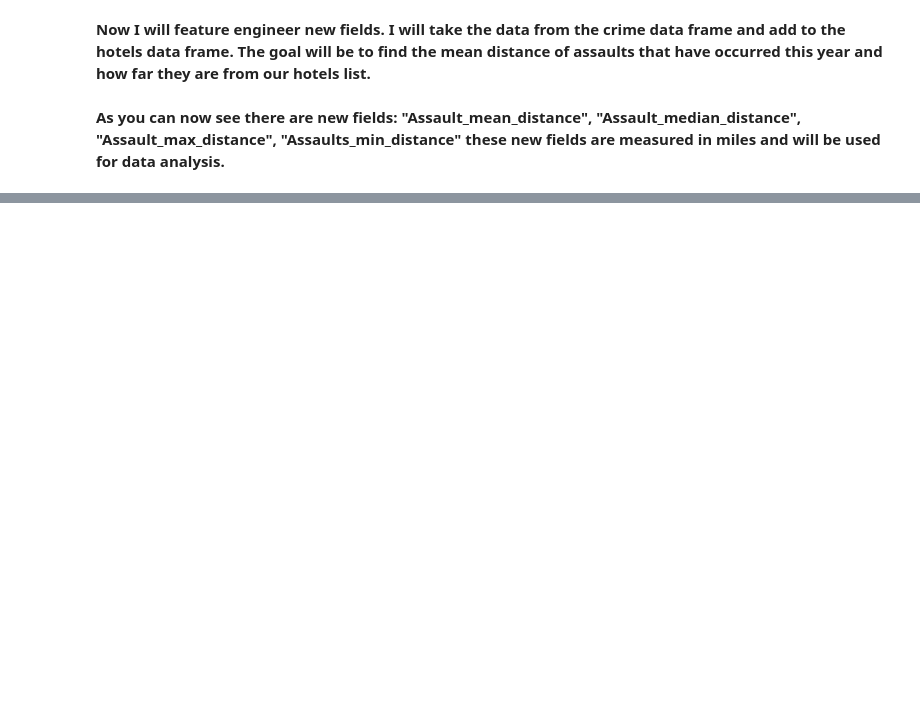
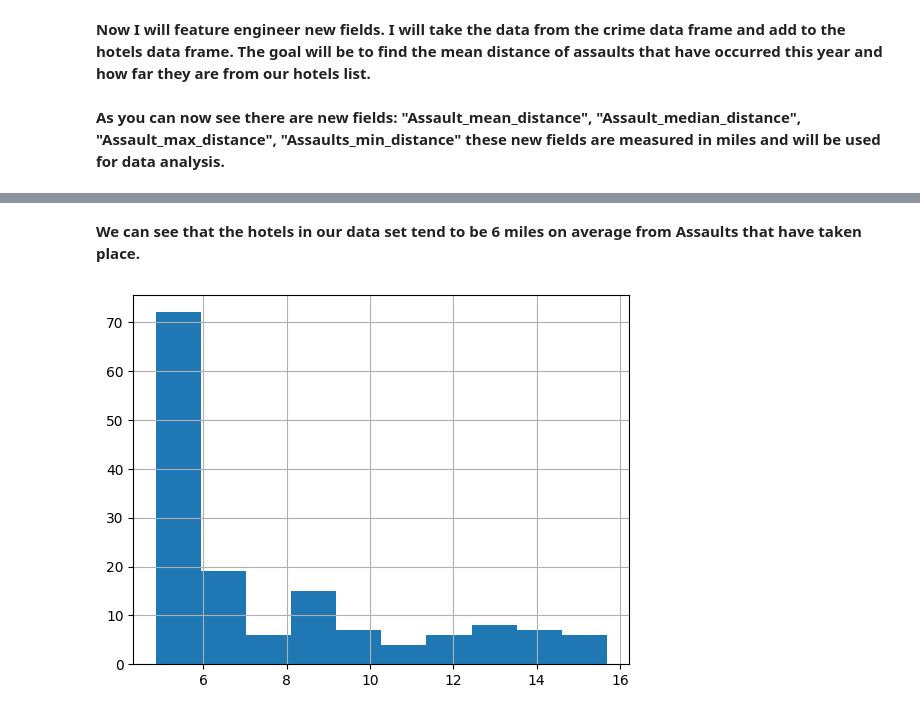
Before and after one commit to LACLanthony/crimes_hotel, a Jupyter notebook: hotels_crimes_maps.ipynb, the cells around one changed output, grey strips where cells are left out. Cells and saved outputs as stored; diff of their text form; code cells hidden in the pictures; blank space fills up the shorter version.

```diff
--- a/hotels_crimes_maps.ipynb
+++ b/hotels_crimes_maps.ipynb
@@ -166,0 +176,7 @@ hotels[hotels['Assault_median_distance']<5]
+# %% [markdown]
+**We can see that the hotels in our data set tend to be 6 miles on average from Assaults that have taken place.**
+# %%
+hotels['Assault_median_distance'].hist()
+plt.show()
+# %% [output]
+[figure, added]
```
Also changed, not shown: parts of 12 cells of this notebook.
